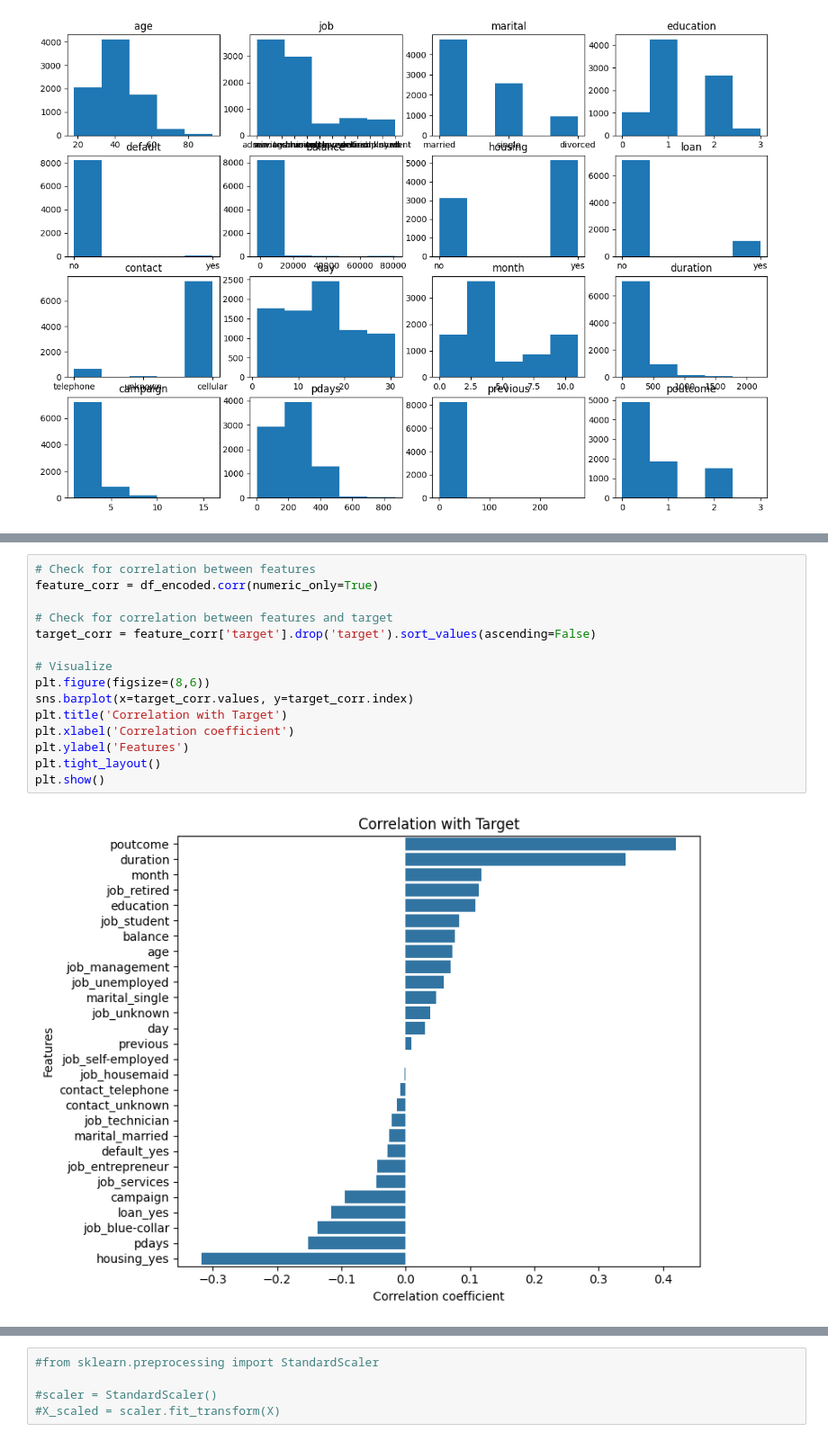
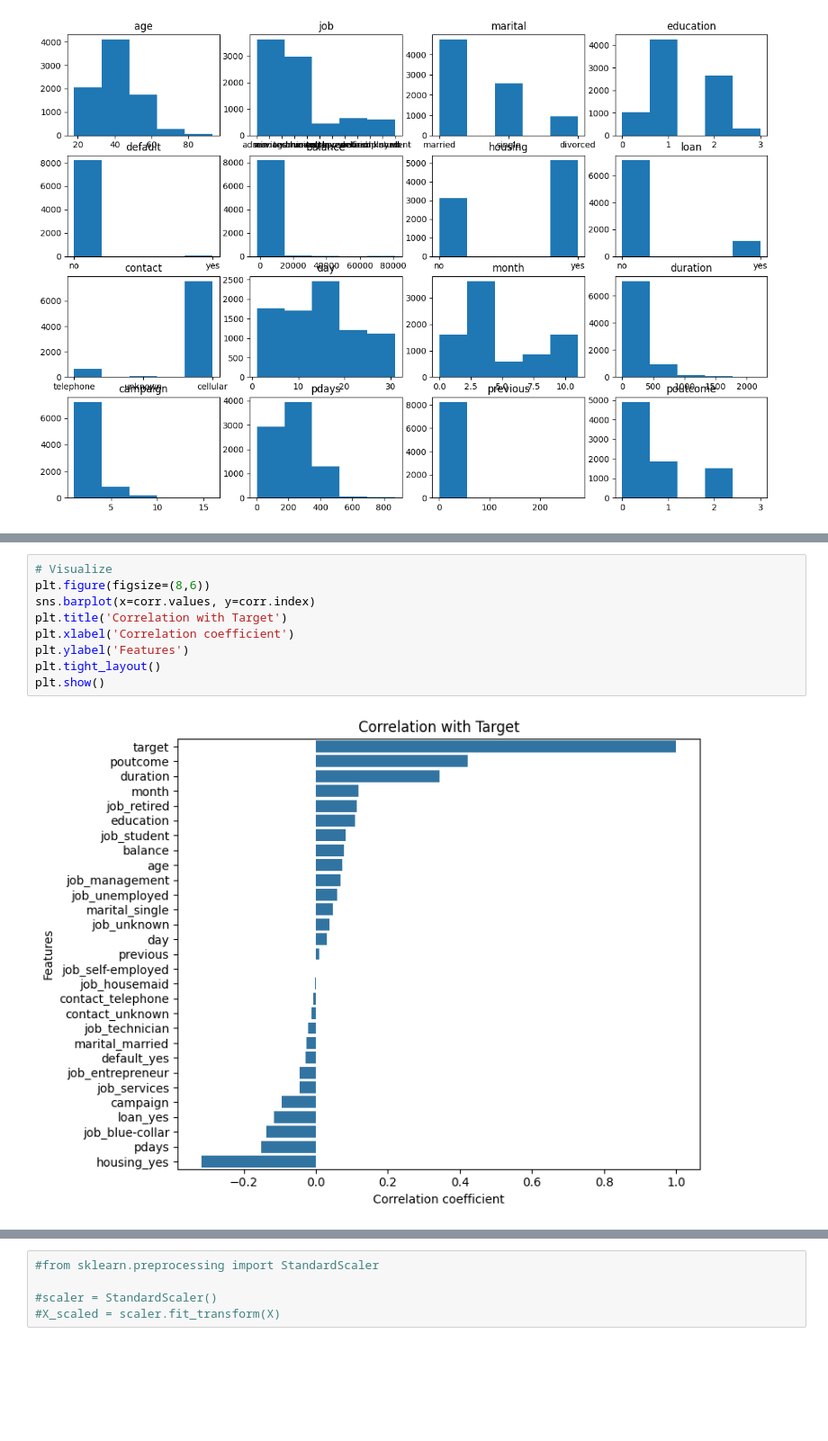
Before and after one commit to sisyphusinthegit/bankcredit-ml-project, a Jupyter notebook: bankcredit_linearmodel.ipynb, the cells around one changed output, grey strips where cells are left out. Shown at 90% size. Drawn from its saved outputs; the diff is of its cells as text; blank space fills up the shorter version.

```diff
--- a/bankcredit_linearmodel.ipynb
+++ b/bankcredit_linearmodel.ipynb
@@ -222,17 +245,11 @@ plt.show()
 # %%
-# Check for correlation between features
-feature_corr = df_encoded.corr(numeric_only=True)
-
-# Check for correlation between features and target
-target_corr = feature_corr['target'].drop('target').sort_values(ascending=False)
-
 # Visualize
 plt.figure(figsize=(8,6))
-sns.barplot(x=target_corr.values, y=target_corr.index)
+sns.barplot(x=corr.values, y=corr.index)
 plt.title('Correlation with Target')
 plt.xlabel('Correlation coefficient')
 plt.ylabel('Features')
 plt.tight_layout()
 plt.show()
 # %% [output]
-[figure, old version]
+[figure, new version]
```
Also changed, not shown: parts of 7 cells of this notebook.
